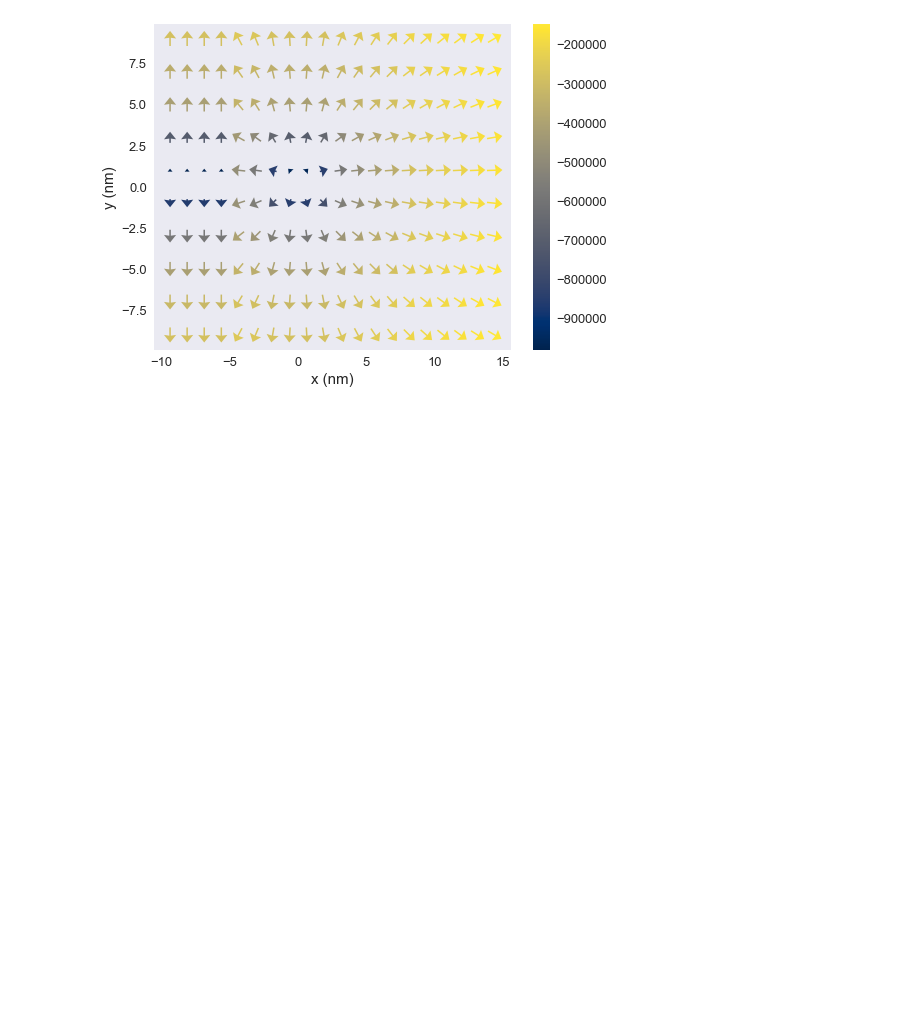
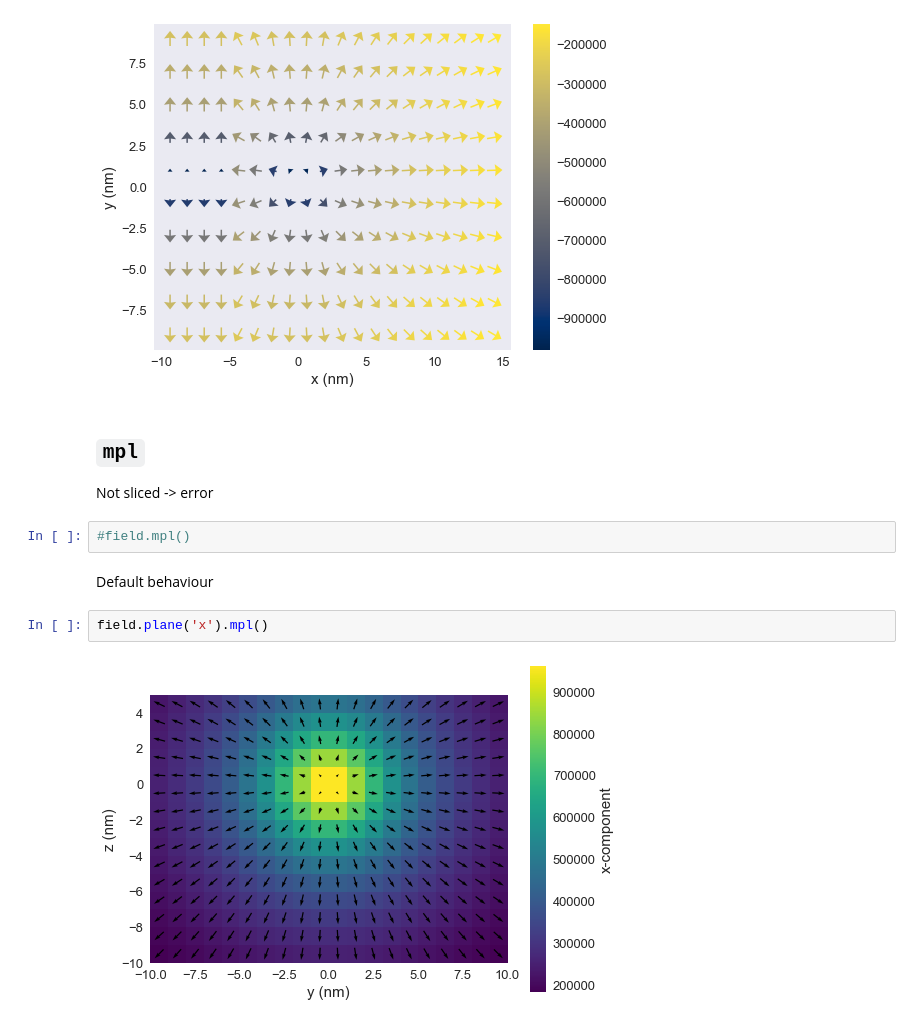
Before and after one commit to ubermag/discretisedfield, a Jupyter notebook: dev/mpl-plotting.ipynb, the cells around one changed output. Cells and saved outputs as stored; diff of their text form; blank space fills up the shorter version.

```diff
--- a/dev/mpl-plotting.ipynb
+++ b/dev/mpl-plotting.ipynb
@@ -163,3 +163,15 @@ Quiver argument
 field.plane('z', n=(20, 10)).mpl_vector(headwidth=8)
 # %% [output]
 [figure]
+# %% [markdown]
+## `mpl`
+
+Not sliced -> error
+# %%
+#field.mpl()
+# %% [markdown]
+Default behaviour
+# %%
+field.plane('x').mpl()
+# %% [output]
+[figure, added]
```
Also changed, not shown: parts of 31 cells of this notebook, 1 other file.
